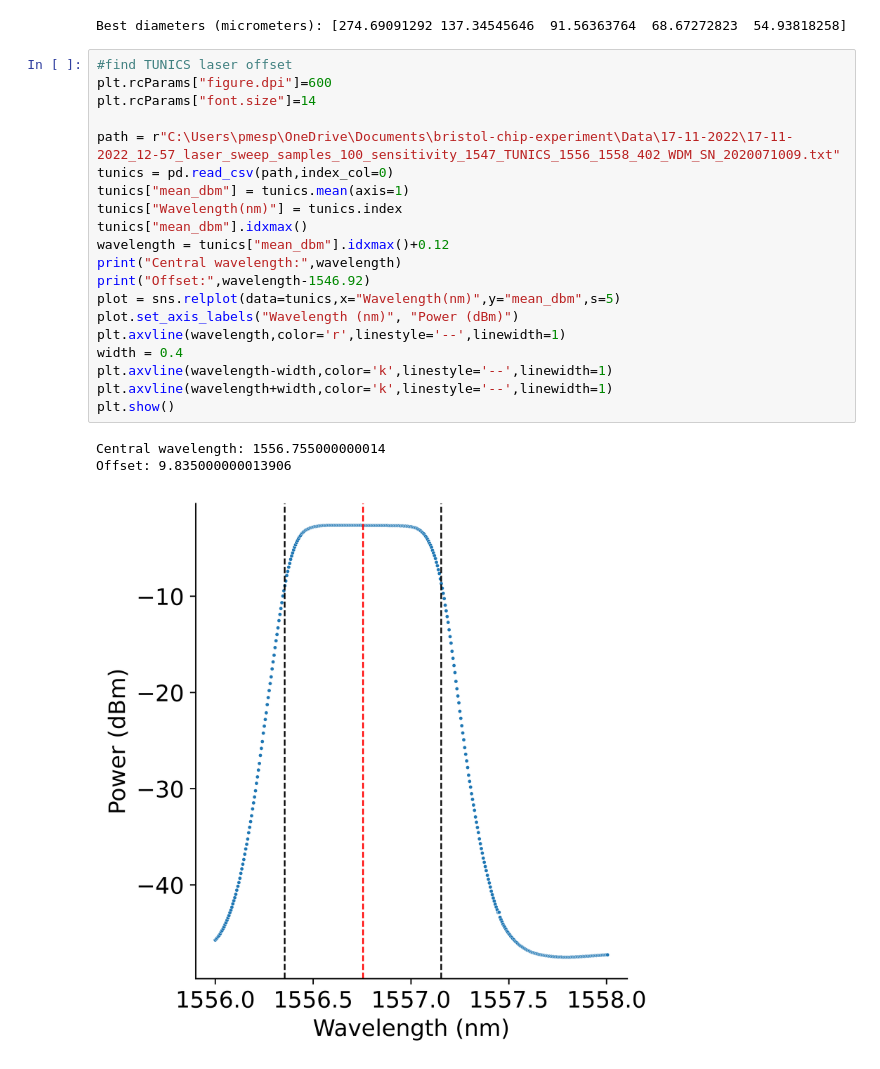
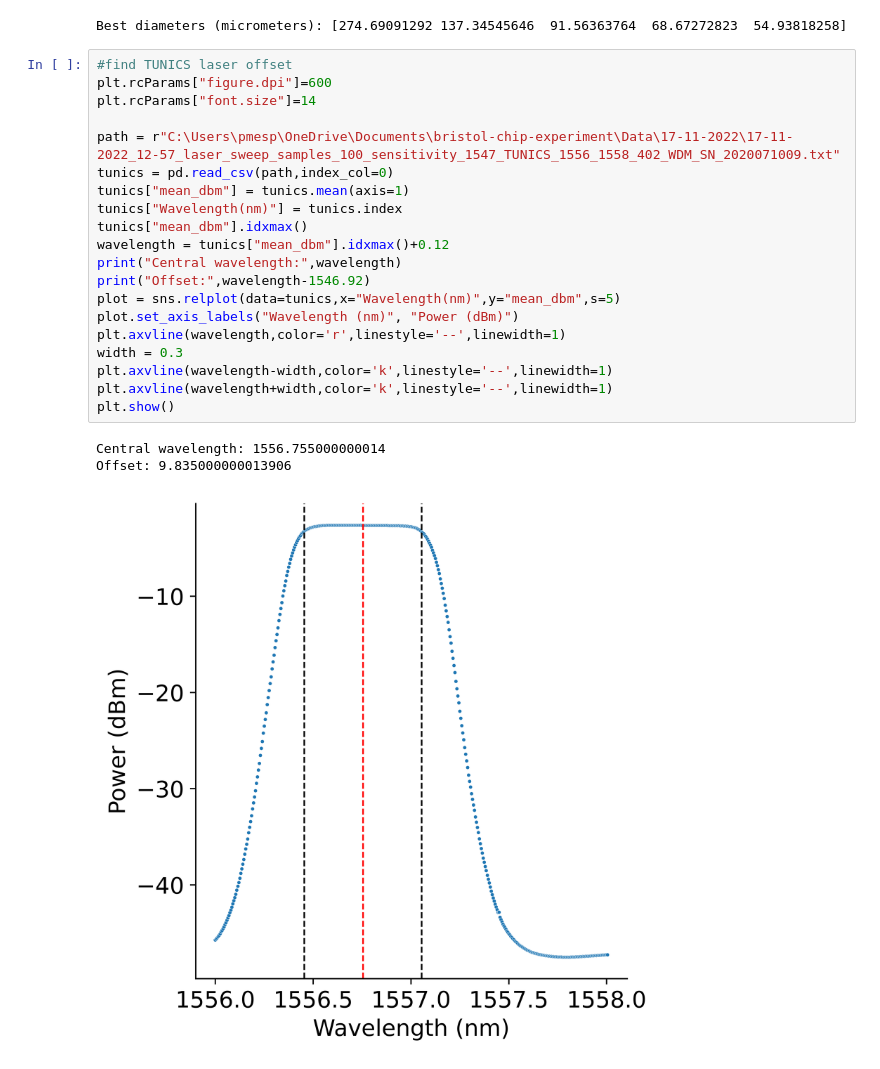
Before and after one commit to custal/bristol-chip-experiment, a Jupyter notebook: core/graph_plotting.ipynb, the cells around one changed output. Saved outputs shown, nothing was run; the diff lists cells and outputs as text.

Commit message:
update resonance plot

```diff
--- a/core/graph_plotting.ipynb
+++ b/core/graph_plotting.ipynb
@@ -13,27 +13,27 @@ Best diameters (micrometers): [274.69091292 137.34545646  91.56363764  68.672728
 # %%
 #find TUNICS laser offset
 plt.rcParams["figure.dpi"]=600
 plt.rcParams["font.size"]=14
 
 path = r"C:\Users\pmesp\OneDrive\Documents\bristol-chip-experiment\Data\17-11-2022\17-11-2022_12-57_laser_sweep_samples_100_sensitivity_1547_TUNICS_1556_1558_402_WDM_SN_2020071009.txt"
 tunics = pd.read_csv(path,index_col=0)
 tunics["mean_dbm"] = tunics.mean(axis=1)
 tunics["Wavelength(nm)"] = tunics.index
 tunics["mean_dbm"].idxmax()
 wavelength = tunics["mean_dbm"].idxmax()+0.12
 print("Central wavelength:",wavelength)
 print("Offset:",wavelength-1546.92)
 plot = sns.relplot(data=tunics,x="Wavelength(nm)",y="mean_dbm",s=5)
 plot.set_axis_labels("Wavelength (nm)", "Power (dBm)")
 plt.axvline(wavelength,color='r',linestyle='--',linewidth=1)
-width = 0.4
+width = 0.3
 plt.axvline(wavelength-width,color='k',linestyle='--',linewidth=1)
 plt.axvline(wavelength+width,color='k',linestyle='--',linewidth=1)
 plt.show()
 # %% [output]
 Central wavelength: 1556.755000000014
 Offset: 9.835000000013906
-[figure, old version]
+[figure, new version]
 # %%
 laser_offset = 9.835
 
```
Also changed, not shown: parts of 4 cells of this notebook.
